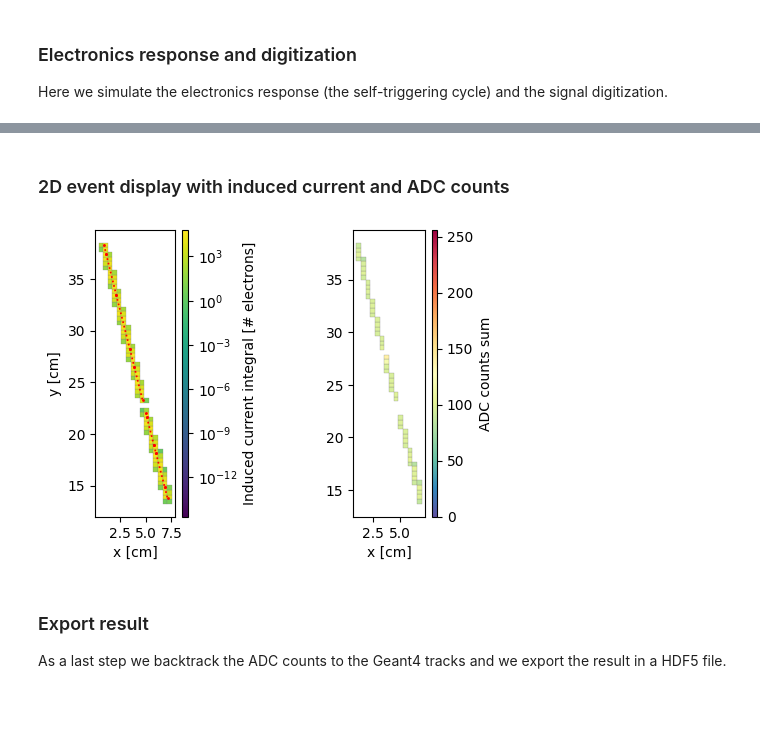
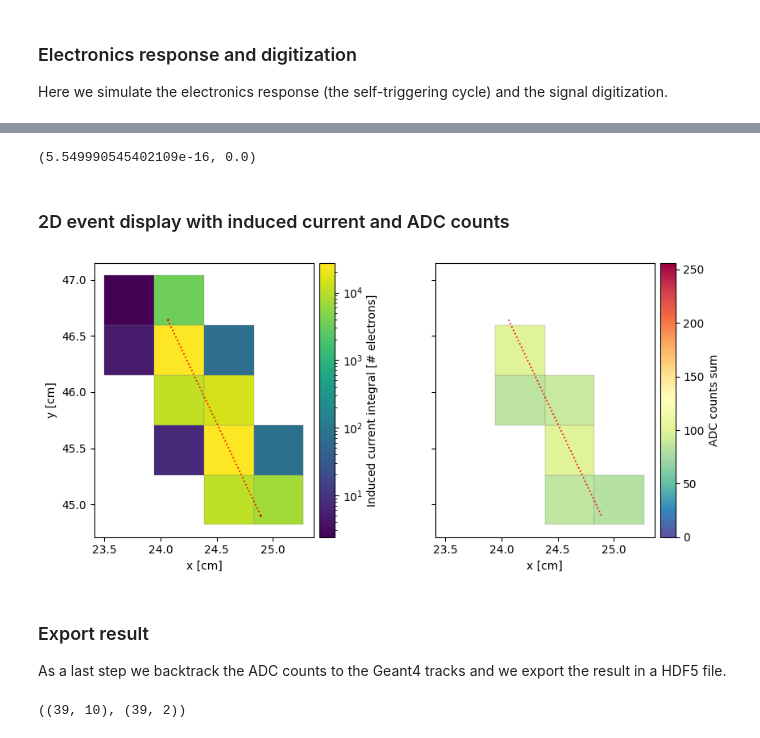
Before and after one commit to DUNE/larnd-sim, a Jupyter notebook: examples/Pixel induced current.ipynb, the cells around one changed output, grey strips where cells are left out. Saved outputs shown, nothing was run; the diff lists cells and outputs as text; code cells hidden in the pictures; blank space fills up the shorter version.

```diff
--- a/examples/Pixel induced current.ipynb
+++ b/examples/Pixel induced current.ipynb
@@ -110,2 +115,0 @@ this_unique_pix = this_unique_pix[(this_unique_pix[:,0] != -1) & (this_unique_pi
-# %%
-unique_pix = cp.concatenate((unique_pix, this_unique_pix),axis=0)
@@ -161,12 +179,0 @@ pixel_index_map[indices[0], indices[1]] = indices[2]
-# %%
-blockspergrid_x = ceil(signals.shape[0] / threadsperblock[0])
-blockspergrid_y = ceil(signals.shape[1] / threadsperblock[1])
-blockspergrid_z = ceil(signals.shape[2] / threadsperblock[2])
-blockspergrid = (blockspergrid_x, blockspergrid_y, blockspergrid_z)
-this_pixels_signals = cp.zeros((len(this_unique_pix), len(consts.time_ticks)*3))
-pixels_signals = cp.concatenate((pixels_signals, this_pixels_signals), axis=0)
-detsim.sum_pixel_signals[blockspergrid,threadsperblock](pixels_signals,
-                                                        signals,
-                                                        track_starts,
-                                                        pixel_index_map)
-currents = np.sum(pixels_signals,axis=1)*consts.t_sampling/consts.e_charge
@@ -326,0 +352,14 @@ adc_list = fee.digitize(integral_list)
+# %%
+fig,ax=plt.subplots(1,1)
+for ip, p in enumerate(pixels_signals):
+    if ip != 314:
+        continue
+    if np.sum(p):
+        ax.plot(consts.time_ticks,p.get()[:2001])
+ax.set_xlim(125,150)
+ax.axvline(selected_tracks['t_start'][5],c='r')
+ax.axvline(selected_tracks['t_end'][5],c='r')
+ax.axvline(selected_tracks['t_start'][4],c='b')
+ax.axvline(selected_tracks['t_end'][4],c='b')
+ax.axvline(selected_tracks['t_start'][9],c='g')
+ax.axvline(selected_tracks['t_end'][9],c='g')
@@ -327,14 +406,18 @@ adc_list = fee.digitize(integral_list)
+# %%
+np.max(np.cumsum(pixels_signals[16].get()[:10001]))*consts.t_sampling,np.max(integrate[16].get()[:10001])
+# %% [output]
+(5.549990545402109e-16, 0.0)
 # %% [markdown]
 ### 2D event display with induced current and ADC counts
 # %%
-fig,ax = plt.subplots(1,2,figsize=(6,3.8))
+fig,ax = plt.subplots(1,2,figsize=(10,4.5),sharex=True,sharey=True)
 importlib.reload(detsim)
 for ip, p in enumerate(unique_pix):
     x_rect, y_rect = detsim.get_pixel_coordinates(p.get())
     pixel_plane = int(p[0] // consts.n_pixels[0])
     c = currents[ip].get()
     if c >= 1:
-        rect = plt.Rectangle((x_rect, y_rect),
+        rect = plt.Rectangle((x_rect, y_rect+21.8236),
                              consts.pixel_pitch, consts.pixel_pitch,
                              linewidth=0.2, fc=m_curr.to_rgba(c),
                              edgecolor='grey')
@@ -342,7 +425,7 @@ for ip, p in enumerate(unique_pix):
 
     a = adc_list[ip][adc_list[ip]>fee.digitize(0)]
     if len(a):
-        rect = plt.Rectangle((x_rect, y_rect),
+        rect = plt.Rectangle((x_rect, y_rect+21.8236),
                              consts.pixel_pitch, consts.pixel_pitch,
                              linewidth=0.2, fc=m.to_rgba(np.sum(a.get())),
                              edgecolor='grey')
@@ -351,45 +434,45 @@ for ip, p in enumerate(unique_pix):
 
 for it,t in enumerate(selected_tracks):
     ax[0].plot((t["x_start"], t["x_end"]),
-            (t["y_start"], t["y_end"]),
+            (t["y_start"]+21.8236, t["y_end"]+21.8236),
             c='r',
             lw=1.25,
             ls=':',
             alpha=1,
             zorder=10)
     ax[1].plot((t["x_start"], t["x_end"]),
-            (t["y_start"], t["y_end"]),
+            (t["y_start"]+21.8236, t["y_end"]+21.8236),
             c='r',
-            lw=0,
+            lw=1.25,
             ls=':',
             alpha=1,
-            zorder=10)
+            zorder=100)
     ax[0].scatter((t["x_start"], t["x_end"]),
-                  (t["y_start"], t["y_end"]),
+                  (t["y_start"]+21.8236, t["y_end"]+21.8236),
                   c='r', s=1, zorder=99999)
 #     ax[1].scatter((t["x_start"], t["x_end"]),
 #                   (t["y_start"], t["y_end"]),
 #                   c='r', s=1, zorder=99999)
 
 ax[0].set_aspect("equal")
 ax[1].set_aspect("equal")
 ax[0].set_xlabel("x [cm]")
 ax[1].set_xlabel("x [cm]")
 ax[0].set_ylabel("y [cm]")
 from mpl_toolkits.axes_grid1.axes_divider import make_axes_locatable
 
 divider0 = make_axes_locatable(ax[1])
 cax0 = divider0.append_axes("right", size="7%", pad=0.07)
 fig.colorbar(m, ax=ax[1], cax=cax0, label='ADC counts sum')
 
 divider1 = make_axes_locatable(ax[0])
 cax1 = divider1.append_axes("right", size="7%", pad=0.07)
 fig.colorbar(m_curr, ax=ax[0], cax=cax1, label='Induced current integral [# electrons]')
 
 plt.subplots_adjust(hspace=0.5)
 fig.savefig("currentadc.pdf")
 # %% [output]
-[figure, old version]
+[figure, new version]
 # %% [markdown]
 ### Export result
 As a last step we backtrack the ADC counts to the Geant4 tracks and we export the result in a HDF5 file.
@@ -415,5 +498,9 @@ detsim.backtrack_adcs[BPG,TPB](selected_tracks,
                                unique_eventIDs,
                                backtracked_id,
                                0)
+# %%
+adc_list.shape, unique_pix.shape
+# %% [output]
+((39, 10), (39, 2))
 # %%
 !rm test.h5
```
Also changed, not shown: parts of 39 cells of this notebook, 1 other file.
